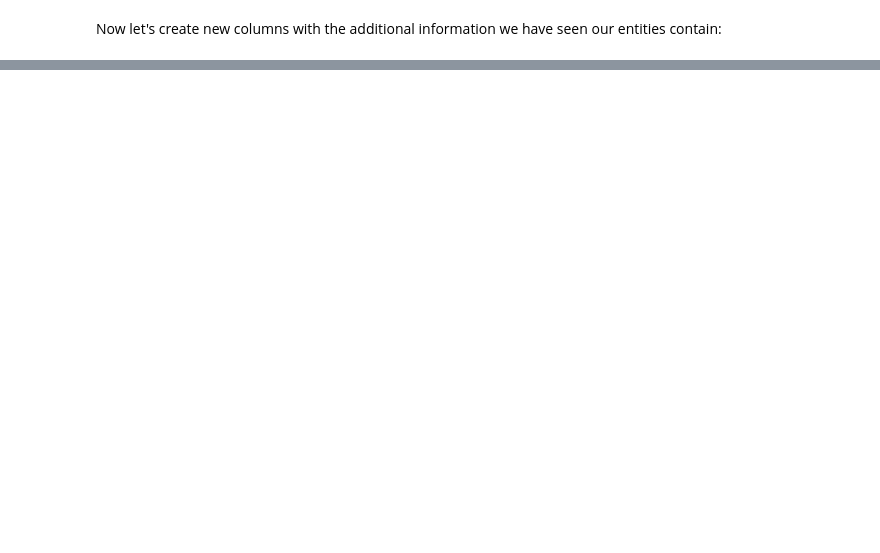
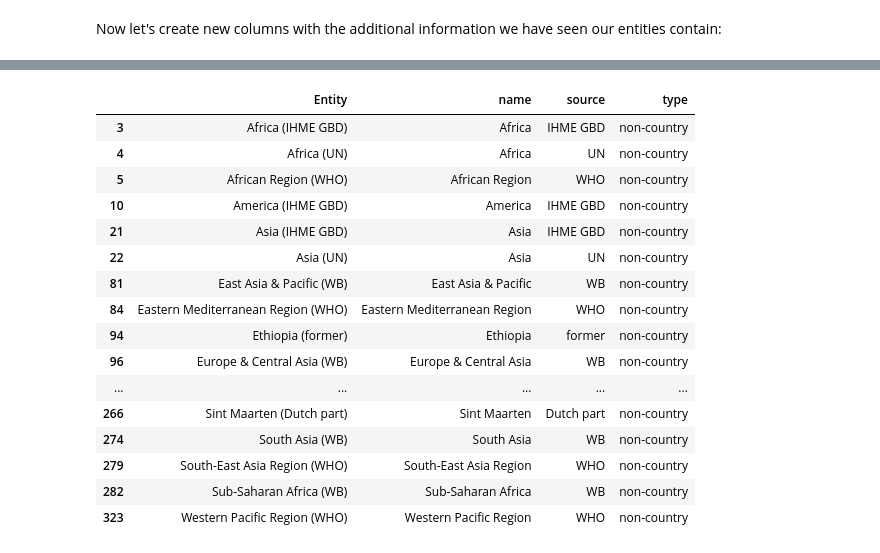
Before and after one commit to emmajslz/mental-health-db, a Jupyter notebook: file-comparison.ipynb, the cells around one changed output, grey strips where cells are left out. Drawn from its saved outputs; the diff is of its cells as text; code cells hidden in the pictures; blank space fills up the shorter version.

```diff
--- a/file-comparison.ipynb
+++ b/file-comparison.ipynb
@@ -113,6 +115,8 @@ entities = pd.DataFrame({'Entity': all_entities})
 # %% [markdown]
 Now let's create new columns with the additional information we have seen our entities contain:
-# %%
-pattern = r"\((.*?)\)"
-entities['source'] = entities['Entity'].str.extract(pattern)
-# dtale.show(entities)
+# %%
+entities[['name', 'source']] = entities['Entity'].str.split('(', n=1, expand=True)
+entities['source'] = entities['source'].str.replace(')', '')
+entities['name'] = entities['name'].str.strip()
+entities['source'] = entities['source'].str.strip()
+entities
@@ -119,2 +139,4 @@ entities['source'] = entities['Entity'].str.extract(pattern)
+# %%
+entities['type'] = 'country'
 # %%
-entities[~entities['source'].isnull()]
+entities.loc[~entities['source'].isnull(), 'type'] = 'non-country'
@@ -142,0 +143,20 @@ dtale.show(entities[entities['source'].isnull()])
+# %%
+entities.loc[entities['type'] == 'non-country', :]
+# %% [output]
+|  | Entity | name | source | type |
+| 3 | Africa (IHME GBD) | Africa | IHME GBD | non-country |
+| 4 | Africa (UN) | Africa | UN | non-country |
+| 5 | African Region (WHO) | African Region | WHO | non-country |
+| 10 | America (IHME GBD) | America | IHME GBD | non-country |
+| 21 | Asia (IHME GBD) | Asia | IHME GBD | non-country |
+| 22 | Asia (UN) | Asia | UN | non-country |
+| 81 | East Asia & Pacific (WB) | East Asia & Pacific | WB | non-country |
+| 84 | Eastern Mediterranean Region (WHO) | Eastern Mediterranean Region | WHO | non-country |
+| 94 | Ethiopia (former) | Ethiopia | former | non-country |
+| 96 | Europe & Central Asia (WB) | Europe & Central Asia | WB | non-country |
+| ... | ... | ... | ... | ... |
+| 266 | Sint Maarten (Dutch part) | Sint Maarten | Dutch part | non-country |
+| 274 | South Asia (WB) | South Asia | WB | non-country |
+| 279 | South-East Asia Region (WHO) | South-East Asia Region | WHO | non-country |
+| 282 | Sub-Saharan Africa (WB) | Sub-Saharan Africa | WB | non-country |
+| 323 | Western Pacific Region (WHO) | Western Pacific Region | WHO | non-country |
```
Also changed, not shown: parts of 10 cells of this notebook, 1 other file.
